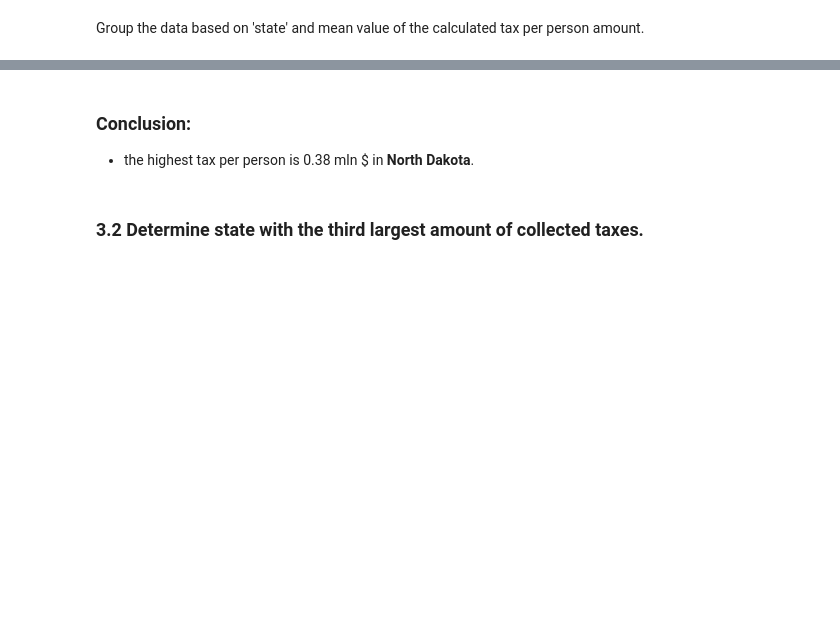
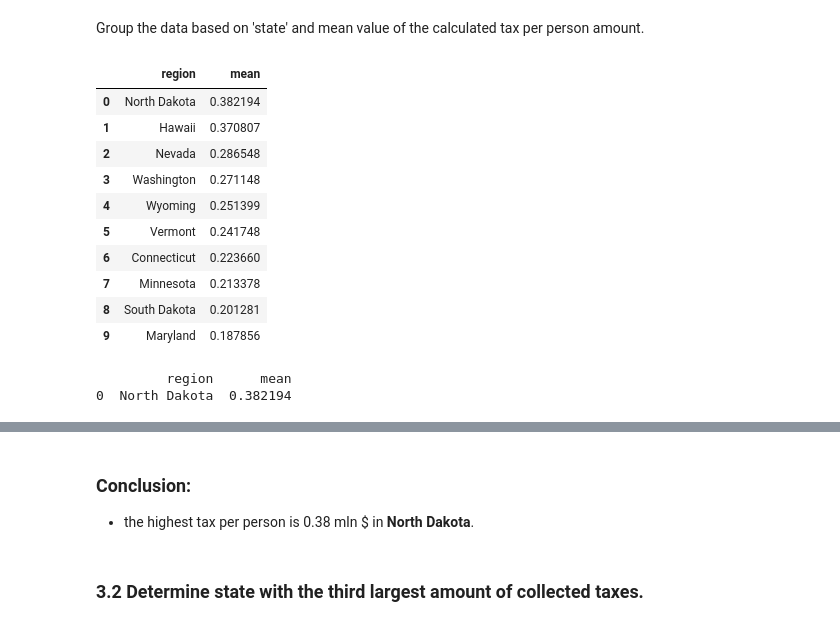
Before and after one commit to ybezginova2016/DA_5_US_income_tax, a Jupyter notebook: income_tax_main_YBezginova.ipynb, the cells around one changed output, grey strips where cells are left out. Drawn from its saved outputs; the diff is of its cells as text; code cells hidden in the pictures; blank space fills up the shorter version.

```diff
--- a/income_tax_main_YBezginova.ipynb
+++ b/income_tax_main_YBezginova.ipynb
@@ -902,9 +898,24 @@ data_clean['tax_per_person']
 # %% [markdown]
 Group the data based on 'state' and mean value of the calculated tax per person amount.
 # %%
-tax_per_person = data_clean.groupby('state')['tax_per_person'].agg(['mean']).sort_values(by='mean', ascending=False).head(10)
+tax_per_person = data_clean.groupby('region')['tax_per_person'].agg(['mean']).sort_values(by='mean', ascending=False).head(10)
 tax_per_person.reset_index(inplace=True) # resetting indexed from 0 again
 
 tax_per_person
+# %% [output]
+|  | region | mean |
+| 0 | North Dakota | 0.382194 |
+| 1 | Hawaii | 0.370807 |
+| 2 | Nevada | 0.286548 |
+| 3 | Washington | 0.271148 |
+| 4 | Wyoming | 0.251399 |
+| 5 | Vermont | 0.241748 |
+| 6 | Connecticut | 0.223660 |
+| 7 | Minnesota | 0.213378 |
+| 8 | South Dakota | 0.201281 |
+| 9 | Maryland | 0.187856 |
 # %%
 print(tax_per_person[tax_per_person['mean'] == tax_per_person['mean'].max()])
+# %% [output]
+         region      mean
+0  North Dakota  0.382194
```
Also changed, not shown: parts of 24 cells of this notebook, 2 other files.
